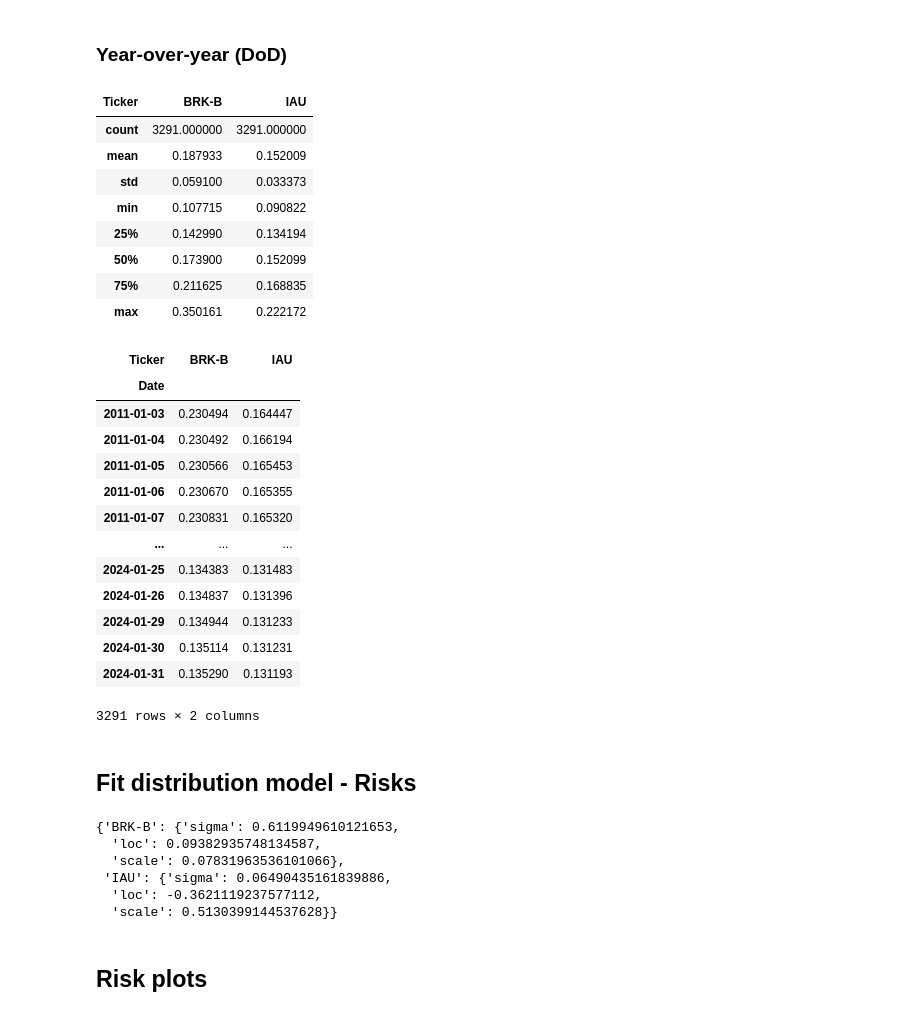
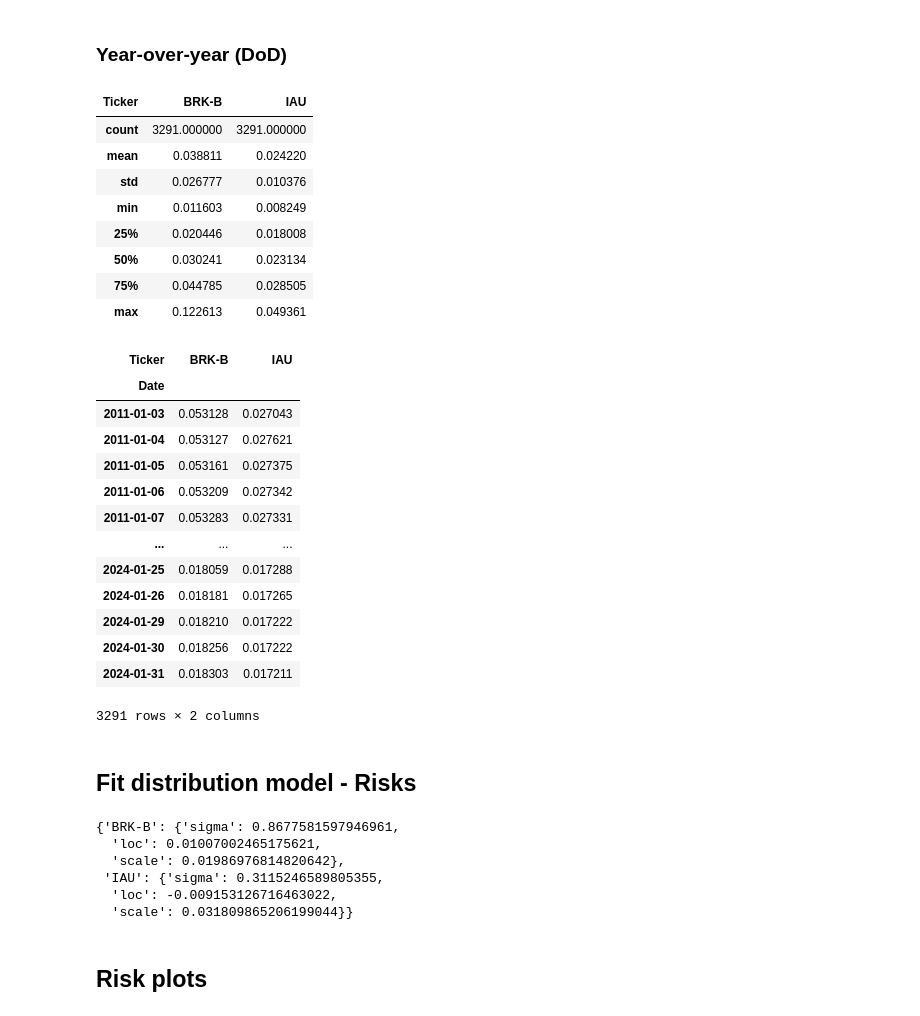
Before and after one commit to UlissesMorais/N-assets-allocation-simulation-model, a Jupyter notebook: historical-returns.ipynb, the cells around one changed output. Saved outputs shown, nothing was run; the diff lists cells and outputs as text; code cells hidden in the pictures.

```diff
--- a/historical-returns.ipynb
+++ b/historical-returns.ipynb
@@ -226,40 +226,41 @@ plt.show()
 # %%
 # find the
 risks_yoy = (df_close
              .copy()
              .pct_change(periods=1)
              .dropna()
              .rolling(window=252)
              .var()
              .dropna()
-             .apply(lambda x: np.sqrt(252 * x))
+             # .apply(lambda x: np.sqrt(252 * x))
+             .apply(lambda x: 252 * x)
 )
 
 display(risks_yoy.describe())
 risks_yoy
 # %% [output]
 | Ticker | BRK-B | IAU |
 | count | 3291.000000 | 3291.000000 |
-| mean | 0.187933 | 0.152009 |
-| std | 0.059100 | 0.033373 |
-| min | 0.107715 | 0.090822 |
-| 25% | 0.142990 | 0.134194 |
-| 50% | 0.173900 | 0.152099 |
-| 75% | 0.211625 | 0.168835 |
-| max | 0.350161 | 0.222172 |
+| mean | 0.038811 | 0.024220 |
+| std | 0.026777 | 0.010376 |
+| min | 0.011603 | 0.008249 |
+| 25% | 0.020446 | 0.018008 |
+| 50% | 0.030241 | 0.023134 |
+| 75% | 0.044785 | 0.028505 |
+| max | 0.122613 | 0.049361 |
 | Ticker | BRK-B | IAU |
 | Date |  |  |
-| 2011-01-03 | 0.230494 | 0.164447 |
-| 2011-01-04 | 0.230492 | 0.166194 |
-| 2011-01-05 | 0.230566 | 0.165453 |
-| 2011-01-06 | 0.230670 | 0.165355 |
-| 2011-01-07 | 0.230831 | 0.165320 |
+| 2011-01-03 | 0.053128 | 0.027043 |
+| 2011-01-04 | 0.053127 | 0.027621 |
+| 2011-01-05 | 0.053161 | 0.027375 |
+| 2011-01-06 | 0.053209 | 0.027342 |
+| 2011-01-07 | 0.053283 | 0.027331 |
 | ... | ... | ... |
-| 2024-01-25 | 0.134383 | 0.131483 |
-| 2024-01-26 | 0.134837 | 0.131396 |
-| 2024-01-29 | 0.134944 | 0.131233 |
-| 2024-01-30 | 0.135114 | 0.131231 |
-| 2024-01-31 | 0.135290 | 0.131193 |
+| 2024-01-25 | 0.018059 | 0.017288 |
+| 2024-01-26 | 0.018181 | 0.017265 |
+| 2024-01-29 | 0.018210 | 0.017222 |
+| 2024-01-30 | 0.018256 | 0.017222 |
+| 2024-01-31 | 0.018303 | 0.017211 |
 3291 rows × 2 columns
 # %% [markdown]
 ## Fit distribution model - Risks
@@ -273,12 +274,12 @@ risk_fitting_params_lognormal = { key: dict( zip( params, calculate_risk_params(
 # %%
 risk_fitting_params_lognormal
 # %% [output]
-{'BRK-B': {'sigma': 0.6119949610121653,
-  'loc': 0.09382935748134587,
-  'scale': 0.07831963536101066},
- 'IAU': {'sigma': 0.06490435161839886,
-  'loc': -0.3621119237577112,
-  'scale': 0.5130399144537628}}
+{'BRK-B': {'sigma': 0.8677581597946961,
+  'loc': 0.01007002465175621,
+  'scale': 0.01986976814820642},
+ 'IAU': {'sigma': 0.3115246589805355,
+  'loc': -0.009153126716463022,
+  'scale': 0.031809865206199044}}
 # %% [markdown]
 ## Risk plots
 # %% [markdown]
```
Also changed, not shown: parts of 5 cells of this notebook, 1 other file.
